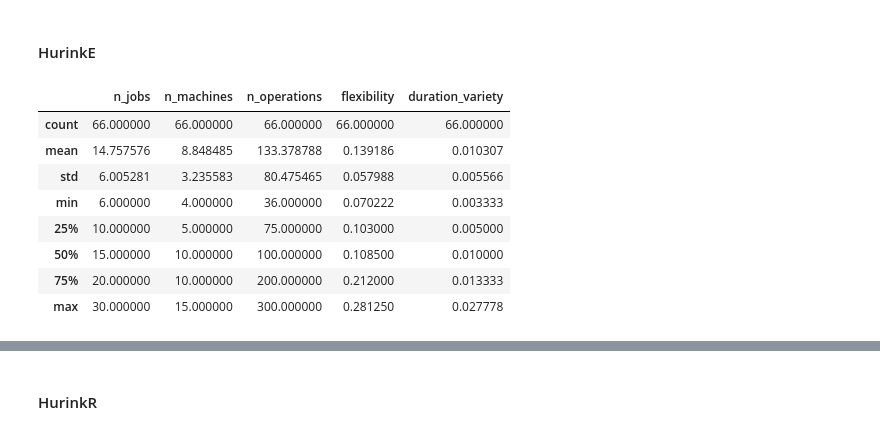
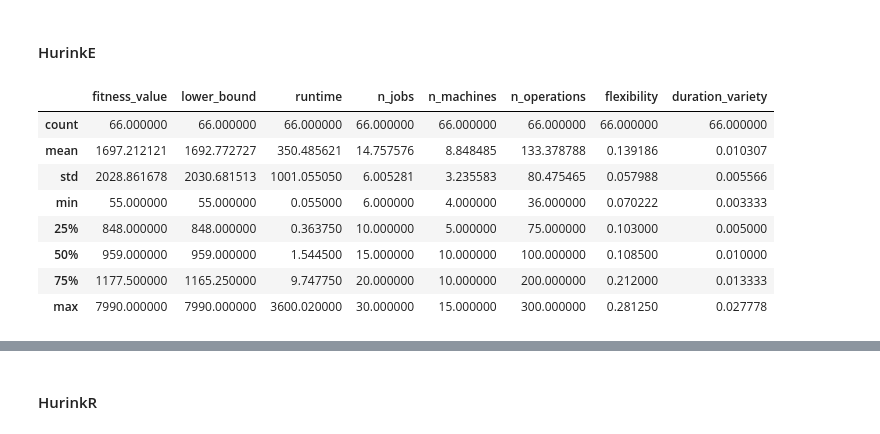
Before and after one commit to jrc-rodec/scheduling_model, a Jupyter notebook: code/analysis/analyze_results.ipynb, the cells around one changed output, grey strips where cells are left out. Cells and saved outputs as stored; diff of their text form; code cells hidden in the pictures.

```diff
--- a/code/analysis/analyze_results.ipynb
+++ b/code/analysis/analyze_results.ipynb
@@ -407,15 +432,16 @@ show_all_plots(hurinks, hurinks_data)
 # %%
 hurinke = pd.DataFrame([x for i, x in data.iterrows() if x["name"].startswith("HurinkE")])
 hurinke_encodings = get_encodings_for_group(hurinke)
 hurinke_data = extract_data_from_encodings(hurinke_encodings)
-hurinke_data.describe()
+hurinke_merged = pd.merge(hurinke, hurinke_data, on='name')
+hurinke_merged.describe()
 # %% [output]
-|  | n_jobs | n_machines | n_operations | flexibility | duration_variety |
-| count | 66.000000 | 66.000000 | 66.000000 | 66.000000 | 66.000000 |
-| mean | 14.757576 | 8.848485 | 133.378788 | 0.139186 | 0.010307 |
-| std | 6.005281 | 3.235583 | 80.475465 | 0.057988 | 0.005566 |
-| min | 6.000000 | 4.000000 | 36.000000 | 0.070222 | 0.003333 |
-| 25% | 10.000000 | 5.000000 | 75.000000 | 0.103000 | 0.005000 |
-| 50% | 15.000000 | 10.000000 | 100.000000 | 0.108500 | 0.010000 |
-| 75% | 20.000000 | 10.000000 | 200.000000 | 0.212000 | 0.013333 |
-| max | 30.000000 | 15.000000 | 300.000000 | 0.281250 | 0.027778 |
+|  | fitness_value | lower_bound | runtime | n_jobs | n_machines | n_operations | flexibility | duration_variety |
+| count | 66.000000 | 66.000000 | 66.000000 | 66.000000 | 66.000000 | 66.000000 | 66.000000 | 66.000000 |
+| mean | 1697.212121 | 1692.772727 | 350.485621 | 14.757576 | 8.848485 | 133.378788 | 0.139186 | 0.010307 |
+| std | 2028.861678 | 2030.681513 | 1001.055050 | 6.005281 | 3.235583 | 80.475465 | 0.057988 | 0.005566 |
+| min | 55.000000 | 55.000000 | 0.055000 | 6.000000 | 4.000000 | 36.000000 | 0.070222 | 0.003333 |
+| 25% | 848.000000 | 848.000000 | 0.363750 | 10.000000 | 5.000000 | 75.000000 | 0.103000 | 0.005000 |
+| 50% | 959.000000 | 959.000000 | 1.544500 | 15.000000 | 10.000000 | 100.000000 | 0.108500 | 0.010000 |
+| 75% | 1177.500000 | 1165.250000 | 9.747750 | 20.000000 | 10.000000 | 200.000000 | 0.212000 | 0.013333 |
+| max | 7990.000000 | 7990.000000 | 3600.020000 | 30.000000 | 15.000000 | 300.000000 | 0.281250 | 0.027778 |
```
Also changed, not shown: parts of 30 cells of this notebook, 1 other file.
